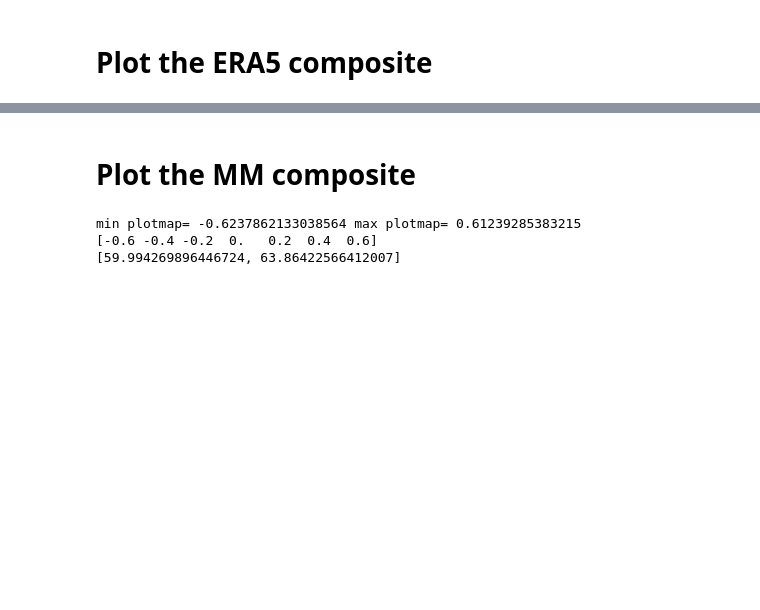
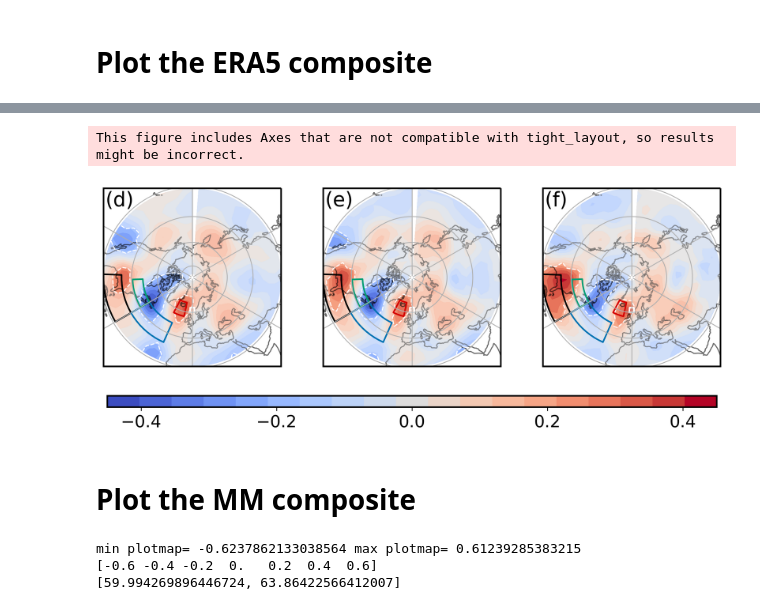
Before and after one commit to hzhang-math/BlockingSHAPTL, a Jupyter notebook: Fig6_ERA5-composite-maps-compute-plot.ipynb, the cells around one changed output, grey strips where cells are left out. Cells and saved outputs as stored; diff of their text form; code cells hidden in the pictures; blank space fills up the shorter version.

```diff
--- a/Fig6_ERA5-composite-maps-compute-plot.ipynb
+++ b/Fig6_ERA5-composite-maps-compute-plot.ipynb
@@ -207,0 +227,78 @@ This figure includes Axes that are not compatible with tight_layout, so results
+# %%
+
+def significance (significance_mask, latitudes,longitudes,):
+    for i in range(3):
+        y=significance_mask[:,:,i]
+        a = xr.DataArray(y,
+            coords={'latitude':latitudes,'longitude': longitudes,},
+            dims=["latitude","longitude",])
+        im=xr.plot.contour(
+            a,
+            x="longitude", y="latitude", ax=ax[i],transform=ccrs.PlateCarree(),  colors='white', linestyles='dashed', linewidths=1,\
+            levels=[0.5], add_colorbar=False
+        )
+
+        # Define custom colors with RGBA
+        custom_colors = [(1, 1, 1, 0.3),  # Semi-transparent white for <0.5
+                         (1, 1, 1, 0)]    # Fully transparent for 0.5-1
+
+        # Create the colormap
+        cmap = ListedColormap(custom_colors)
+
+        # Normalize the levels
+        norm = BoundaryNorm([0, 0.5, 1], cmap.N)
+
+        # Contour fill with the custom colormap
+        shade = xr.plot.contourf(a,
+                                 x="longitude",
+                                 y="latitude",
+                                 ax=ax[i],
+                                 transform=ccrs.PlateCarree(),
+                                 cmap=cmap,
+                                 norm=norm,
+                                 levels=[0, 0.5, 1],
+                                 add_colorbar=False)
+
+    return fig,ax
+
+import matplotlib.colors as mcolors
+from matplotlib.colors import ListedColormap, BoundaryNorm
+blocking_composite_ERA5=np.load("/scratch/hz1994/blocking/MMmodel/MMmodel/notebooks/All_paper_Jupyter_script/blocking_composite_ERA5.npy")
+latitudes = np.load(dim_path+'dataX_lat.npy')
+longitudes = np.load(dim_path+'dataX_lon.npy')
+color=["#000000", "#0072B2", "#009E73", "#D50000","#CC79A7"]
+fig,ax,_=polorplot_levels(blocking_composite_ERA5,  latitudes,longitudes,\
+                                minval=-0.45,maxval=0.45,label="", number_levels=20,iv=0.2)
+
+p_values_ERA5=np.load("/scratch/hz1994/blocking/MMmodel/MMmodel/notebooks/All_paper_Jupyter_script/blocking_ERA5_p_values.npy")
+
+significance_mask = p_values_ERA5 < 0.05
+fig,ax=significance (significance_mask, latitudes,longitudes,)
+
+lon_atl=[]
+lat_atl=[]
+lat_atl=[latitudes[10],latitudes[10],latitudes[11],latitudes[11],latitudes[10]]
+lon_atl=[longitudes[44],longitudes[46],longitudes[46],longitudes[44],longitudes[44]]
+
+ax=ax.flatten()
+for a in ax:
+    a.plot(lon_atl, lat_atl,'w',linestyle='-',alpha = 1,transform=ccrs.PlateCarree(), label='atl')
+sq=True
+str_sq=sq*"_sq"
+ax=add_sq(sq,ax)
+
+
+lat_atl=[latitudes[10] ,latitudes[11] ]
+lon_atl=[longitudes[44],longitudes[45],longitudes[46] ]
+print(lat_atl)
+line_lat=[lat_atl[0],lat_atl[0],lat_atl[0],lat_atl[1],lat_atl[1],lat_atl[1],lat_atl[0]]
+line_lon=[lon_atl[0],lon_atl[1],lon_atl[2],lon_atl[2],lon_atl[1],lon_atl[0],lon_atl[0]]
+
+ax[0].plot(line_lon, line_lat,'w-',alpha = 1,transform=ccrs.PlateCarree(), label='atl')
+ax[1].plot(line_lon, line_lat,'w-',alpha = 1,transform=ccrs.PlateCarree(), label='atl')
+ax[2].plot(line_lon, line_lat,'w-',alpha = 1,transform=ccrs.PlateCarree(), label='atl')
+ax[0].text(0.01,0.9, "(d)", transform=ax[0].transAxes, fontsize="large")
+ax[1].text(0.01,0.9, "(e)", transform=ax[1].transAxes,  fontsize="large")
+ax[2].text(0.01,0.9, "(f)", transform=ax[2].transAxes,  fontsize="large")
+fig.savefig("Fig6_ERA5_composite"+str_sq+'.png',dpi=300, bbox_inches = "tight")
+# %% [output]
@@ -208,3 +308,5 @@ This figure includes Axes that are not compatible with tight_layout, so results
+This figure includes Axes that are not compatible with tight_layout, so results might be incorrect.
+[figure, added]
 # %% [markdown]
 # Plot the MM composite
 # %%
```
Also changed, not shown: parts of 7 cells of this notebook, 11 other files.
